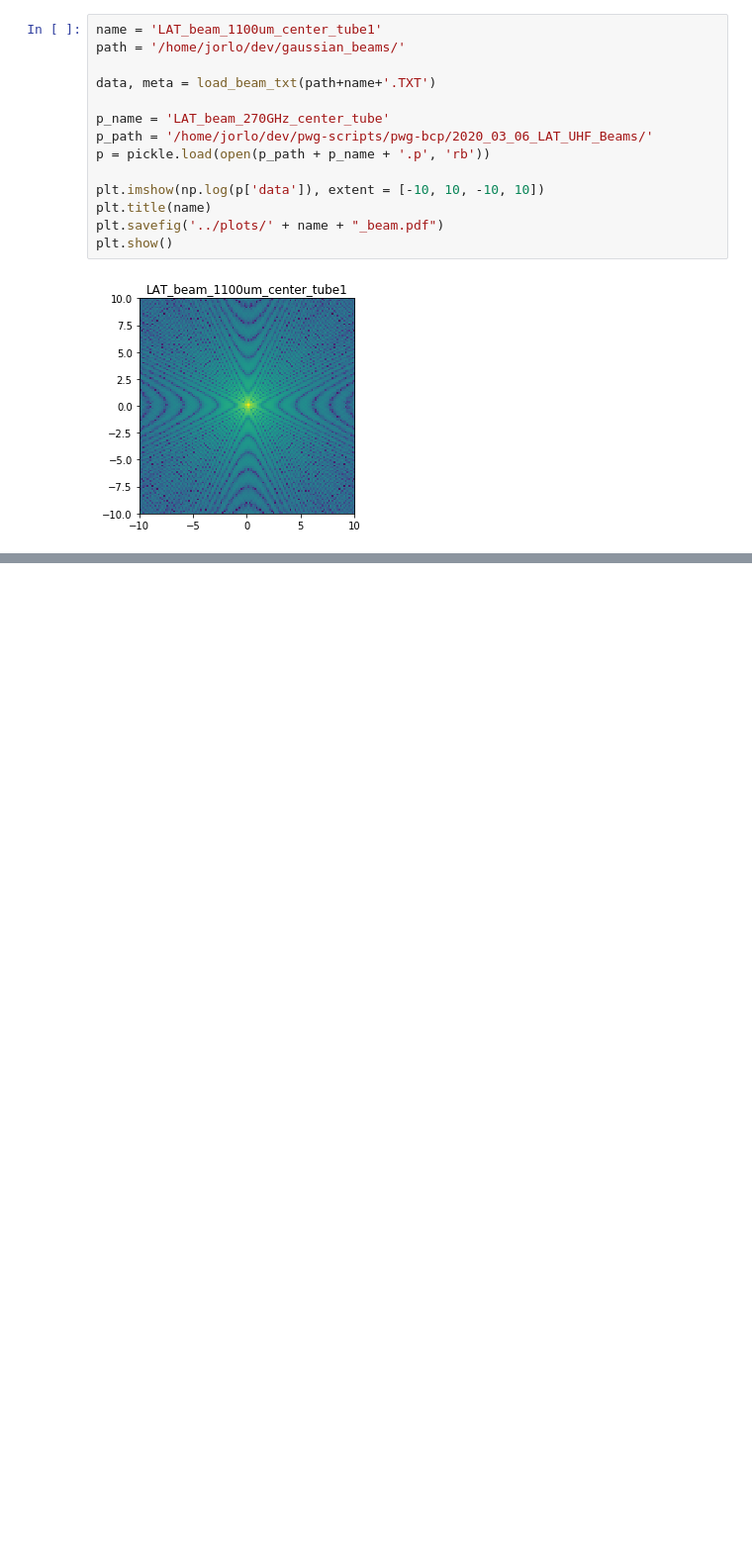
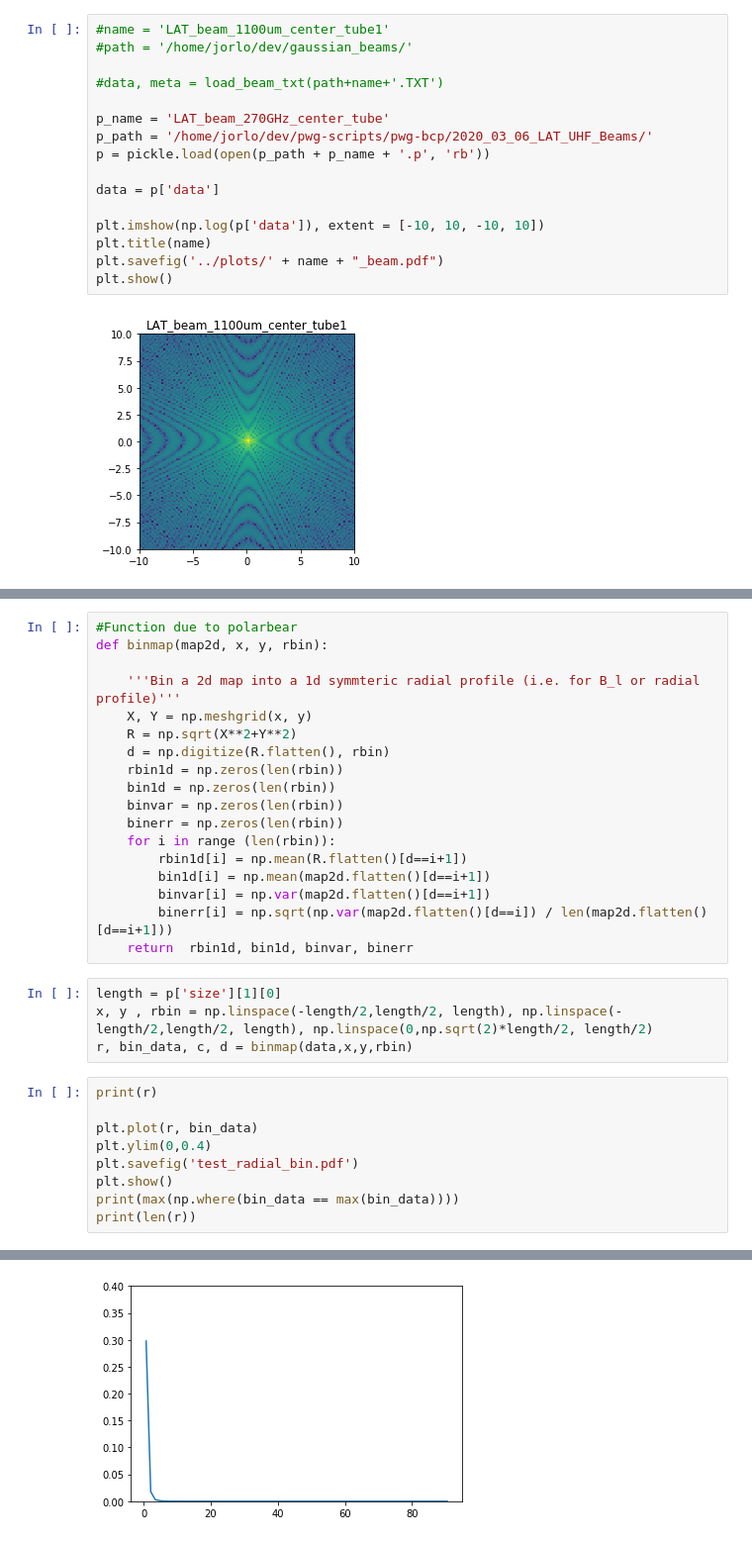
Before and after one commit to Sulla2012/gaussian_beams, a Jupyter notebook: beam_fitting/lat_beam_fitting.ipynb, the cells around one changed output, grey strips where cells are left out. Shown: that part at 99% size. Saved outputs shown, nothing was run; the diff lists cells and outputs as text; blank space fills up the shorter version.

```diff
--- a/beam_fitting/lat_beam_fitting.ipynb
+++ b/beam_fitting/lat_beam_fitting.ipynb
@@ -42,15 +42,17 @@ def load_beam_txt(filename):
     data = np.array(data)
     return data, meta
 # %%
-name = 'LAT_beam_1100um_center_tube1'
-path = '/home/jorlo/dev/gaussian_beams/'
+#name = 'LAT_beam_1100um_center_tube1'
+#path = '/home/jorlo/dev/gaussian_beams/'
 
-data, meta = load_beam_txt(path+name+'.TXT')
+#data, meta = load_beam_txt(path+name+'.TXT')
 
 p_name = 'LAT_beam_270GHz_center_tube'
 p_path = '/home/jorlo/dev/pwg-scripts/pwg-bcp/2020_03_06_LAT_UHF_Beams/'
 p = pickle.load(open(p_path + p_name + '.p', 'rb'))
 
+data = p['data']
+
 plt.imshow(np.log(p['data']), extent = [-10, 10, -10, 10])
 plt.title(name)
 plt.savefig('../plots/' + name + "_beam.pdf")
@@ -76,0 +62,32 @@ p
+# %%
+#Function due to polarbear
+def binmap(map2d, x, y, rbin):
+
+    '''Bin a 2d map into a 1d symmteric radial profile (i.e. for B_l or radial profile)'''
+    X, Y = np.meshgrid(x, y)
+    R = np.sqrt(X**2+Y**2)
+    d = np.digitize(R.flatten(), rbin)
+    rbin1d = np.zeros(len(rbin))
+    bin1d = np.zeros(len(rbin))
+    binvar = np.zeros(len(rbin))
+    binerr = np.zeros(len(rbin))
+    for i in range (len(rbin)):
+        rbin1d[i] = np.mean(R.flatten()[d==i+1])
+        bin1d[i] = np.mean(map2d.flatten()[d==i+1])
+        binvar[i] = np.var(map2d.flatten()[d==i+1])
+        binerr[i] = np.sqrt(np.var(map2d.flatten()[d==i]) / len(map2d.flatten()[d==i+1]))
+    return  rbin1d, bin1d, binvar, binerr
+# %%
+length = p['size'][1][0]
+x, y , rbin = np.linspace(-length/2,length/2, length), np.linspace(-length/2,length/2, length), np.linspace(0,np.sqrt(2)*length/2, length/2)
+r, bin_data, c, d = binmap(data,x,y,rbin)
+# %%
+print(r)
+
+plt.plot(r, bin_data)
+plt.ylim(0,0.4)
+plt.savefig('test_radial_bin.pdf')
+plt.show()
+print(max(np.where(bin_data == max(bin_data))))
+print(len(r))
+# %% [output]
@@ -76,0 +107 @@ p
+[figure, added]
```
Also changed, not shown: parts of 3 cells of this notebook, 2 other files.
